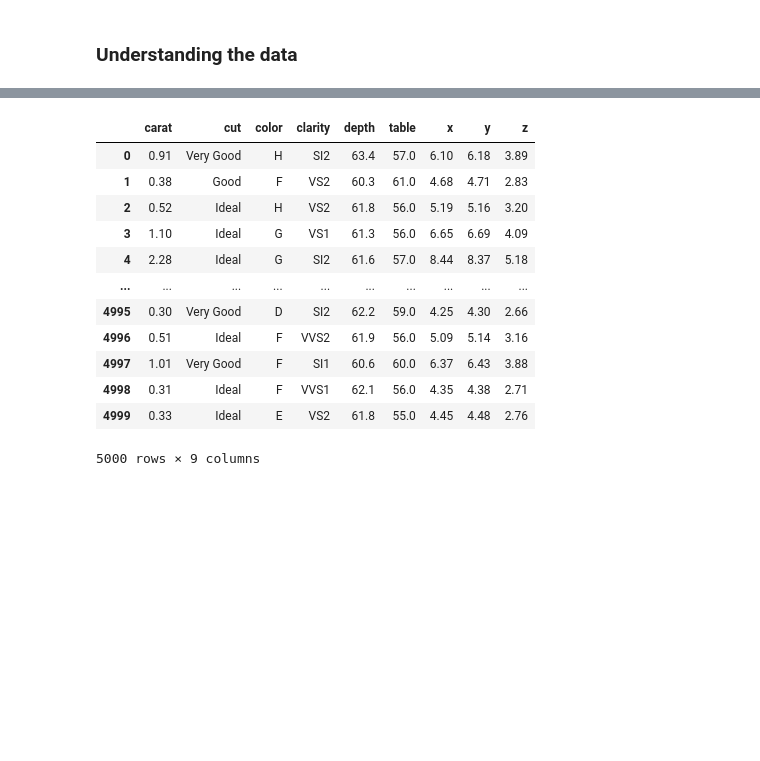
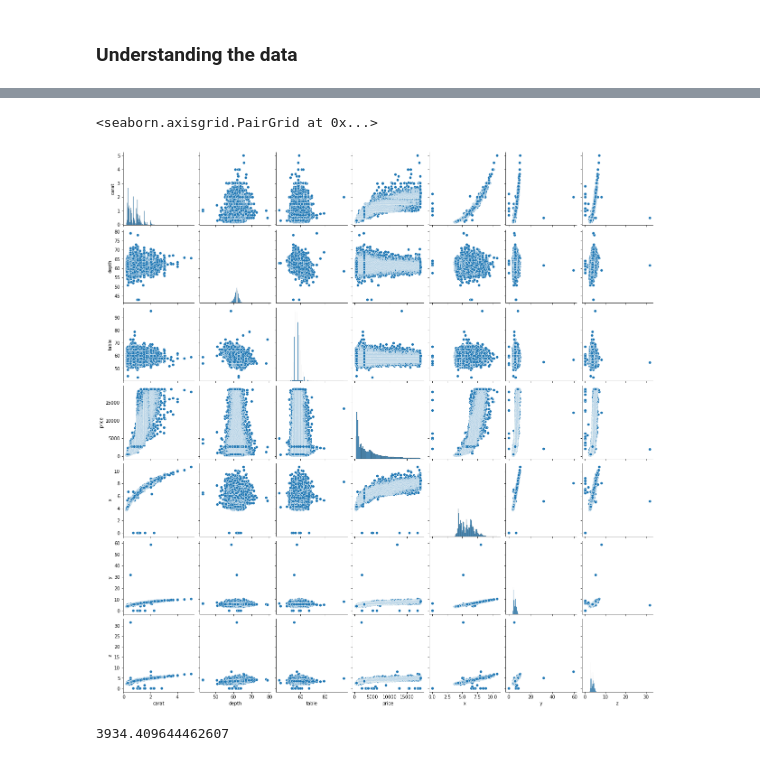
Before and after one commit to carlarbj/pricing_diamonds, a Jupyter notebook: diamond_price_prediction.ipynb, the cells around one changed output, grey strips where cells are left out. Cells and saved outputs as stored; diff of their text form; code cells hidden in the pictures; blank space fills up the shorter version.

```diff
--- a/diamond_price_prediction.ipynb
+++ b/diamond_price_prediction.ipynb
@@ -38,17 +71,11 @@ diamond_cat.describe()
+# %%
+sns.pairplot(diamond_cat)
+# %% [output]
+<seaborn.axisgrid.PairGrid at 0x...>
+[figure, added]
 # %%
-import pandas as pd
-pd.read_csv('C:/Users/carla/OneDrive/Área de Trabalho/Ironhack/asset-v1_IRONHACK+DAPT+202007_SAO+type@asset+block@rick_diamonds.csv')
+diamonds_rick = pd.read_csv('C:/Users/carla/OneDrive/Área de Trabalho/Ironhack/asset-v1_IRONHACK+DAPT+202007_SAO+type@asset+block@rick_diamonds.csv')
-# %% [output]
-|  | carat | cut | color | clarity | depth | table | x | y | z |
-| 0 | 0.91 | Very Good | H | SI2 | 63.4 | 57.0 | 6.10 | 6.18 | 3.89 |
-| 1 | 0.38 | Good | F | VS2 | 60.3 | 61.0 | 4.68 | 4.71 | 2.83 |
-| 2 | 0.52 | Ideal | H | VS2 | 61.8 | 56.0 | 5.19 | 5.16 | 3.20 |
-| 3 | 1.10 | Ideal | G | VS1 | 61.3 | 56.0 | 6.65 | 6.69 | 4.09 |
-| 4 | 2.28 | Ideal | G | SI2 | 61.6 | 57.0 | 8.44 | 8.37 | 5.18 |
-| ... | ... | ... | ... | ... | ... | ... | ... | ... | ... |
-| 4995 | 0.30 | Very Good | D | SI2 | 62.2 | 59.0 | 4.25 | 4.30 | 2.66 |
-| 4996 | 0.51 | Ideal | F | VVS2 | 61.9 | 56.0 | 5.09 | 5.14 | 3.16 |
-| 4997 | 1.01 | Very Good | F | SI1 | 60.6 | 60.0 | 6.37 | 6.43 | 3.88 |
-| 4998 | 0.31 | Ideal | F | VVS1 | 62.1 | 56.0 | 4.35 | 4.38 | 2.71 |
-| 4999 | 0.33 | Ideal | E | VS2 | 61.8 | 55.0 | 4.45 | 4.48 | 2.76 |
-5000 rows × 9 columns
+# %%
+diamond_cat['price'].mean()
+# %% [output]
+3934.409644462607
```
Also changed, not shown: parts of 7 cells of this notebook, 1 other file.
